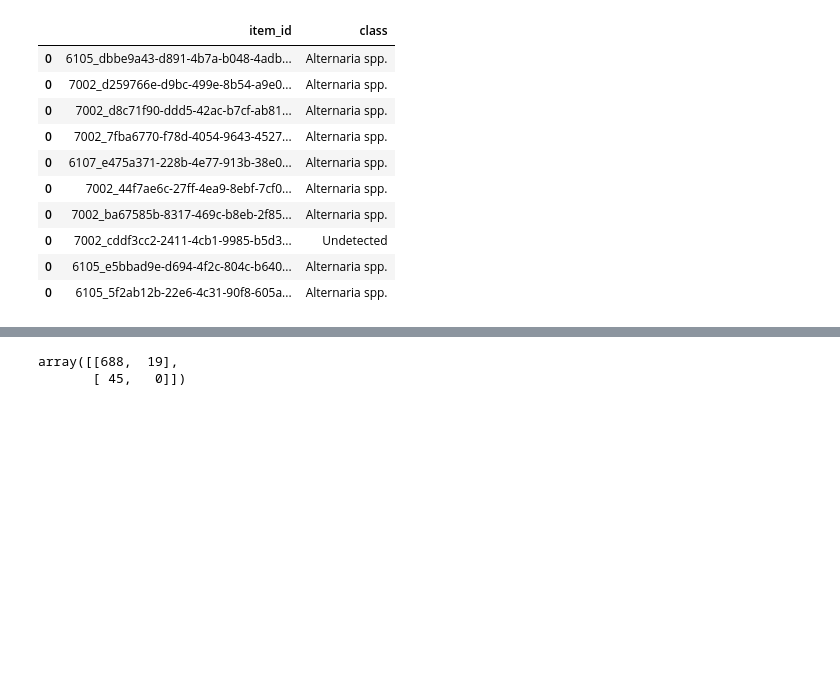
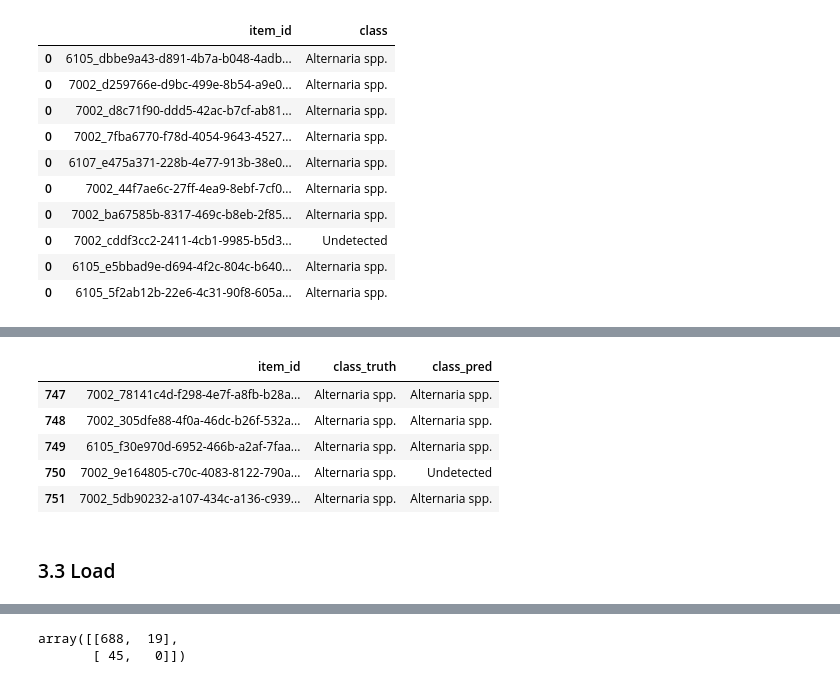
Before and after one commit to ramonpzg/agri_challenge, a Jupyter notebook: exploration.ipynb, the cells around one changed output, grey strips where cells are left out. Saved outputs shown, nothing was run; the diff lists cells and outputs as text; code cells hidden in the pictures; blank space fills up the shorter version.

```diff
--- a/exploration.ipynb
+++ b/exploration.ipynb
@@ -286,0 +406,12 @@ Name: class_pred, dtype: int64
+# %%
+df_merged = pd.read_parquet(join("data", "processed", "combined_table.parquet"))
+df_merged.tail()
+# %% [output]
+|  | item_id | class_truth | class_pred |
+| 747 | 7002_78141c4d-f298-4e7f-a8fb-b28a... | Alternaria spp. | Alternaria spp. |
+| 748 | 7002_305dfe88-4f0a-46dc-b26f-532a... | Alternaria spp. | Alternaria spp. |
+| 749 | 6105_f30e970d-6952-466b-a2af-7faa... | Alternaria spp. | Alternaria spp. |
+| 750 | 7002_9e164805-c70c-4083-8122-790a... | Alternaria spp. | Undetected |
+| 751 | 7002_5db90232-a107-434c-a136-c939... | Alternaria spp. | Alternaria spp. |
+# %% [markdown]
+### 3.3 Load
```
Also changed, not shown: parts of 94 cells of this notebook.
